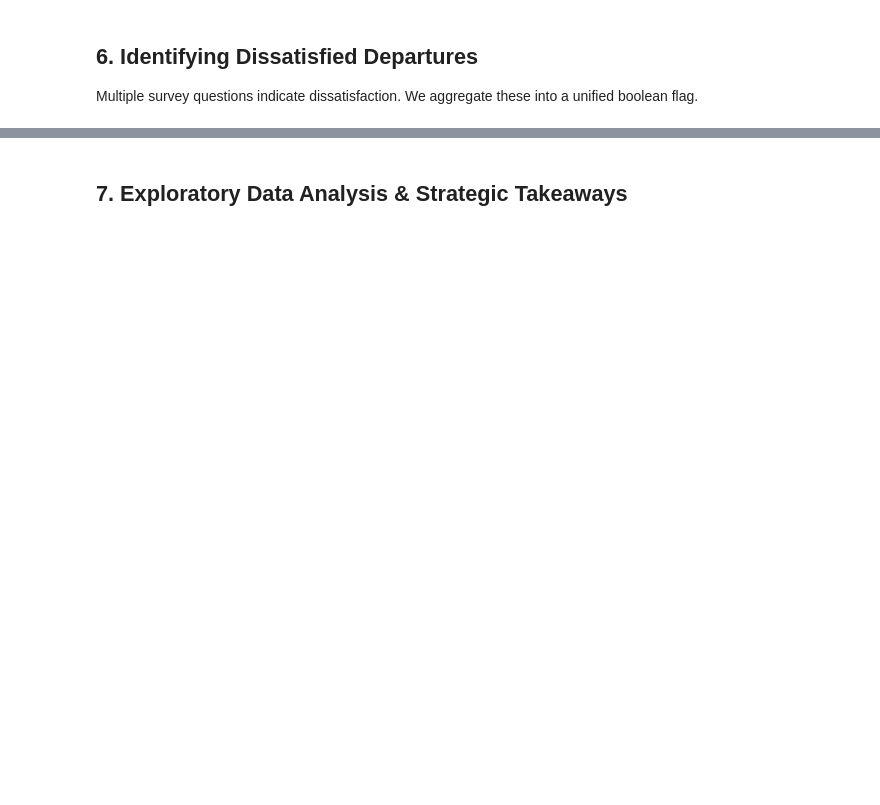
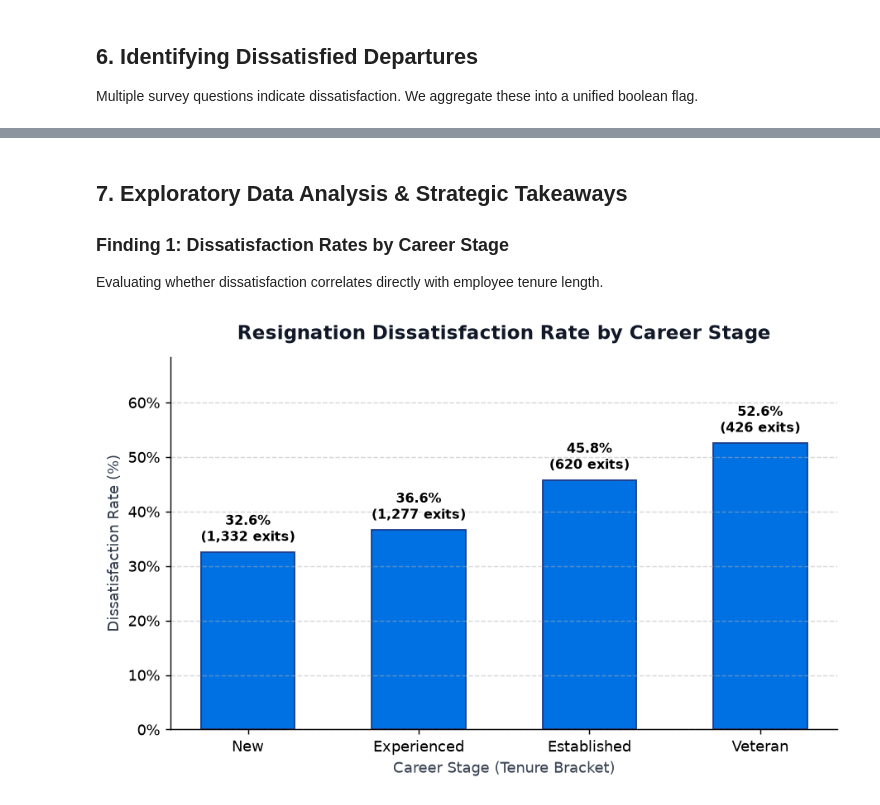
Before and after one commit to haydermuhib/03_employee_exit_surveys, a Jupyter notebook: notebooks/01_exit_survey_cleaning_and_eda.ipynb, the cells around one changed output, grey strips where cells are left out. Cells and saved outputs as stored; diff of their text form; code cells hidden in the pictures; blank space fills up the shorter version.

```diff
--- a/notebooks/01_exit_survey_cleaning_and_eda.ipynb
+++ b/notebooks/01_exit_survey_cleaning_and_eda.ipynb
@@ -174,26 +191,31 @@ print(f"Combined unified resignations: {len(combined):,} rows")
 # %% [markdown]
 ## 7. Exploratory Data Analysis & Strategic Takeaways
+
+### Finding 1: Dissatisfaction Rates by Career Stage
+Evaluating whether dissatisfaction correlates directly with employee tenure length.
 # %%
 # Calculate dissatisfaction percentage by career stage
 order = ['New', 'Experienced', 'Established', 'Veteran']
 dissat_by_stage = combined[combined['service_cat'] != 'Unspecified'].groupby('service_cat')['dissatisfied'].mean().reindex(order) * 100
-
-# Display summary table
-print("Dissatisfaction Rate by Career Stage (%):")
-print(dissat_by_stage.round(1))
+stage_counts = combined[combined['service_cat'] != 'Unspecified']['service_cat'].value_counts().reindex(order)
 
 # Plot Dissatisfaction Rate by Career Stage
 fig, ax = plt.subplots(figsize=(8, 4.5))
-bars = ax.bar(dissat_by_stage.index, dissat_by_stage.values, color='#0071E3', width=0.55)
-ax.set_title("Dissatisfied Resignations by Career Stage", fontsize=14, pad=12, fontweight='bold')
-ax.set_ylabel("Dissatisfaction Rate (%)", fontsize=11)
-ax.set_ylim(0, 70)
+bars = ax.bar(dissat_by_stage.index, dissat_by_stage.values, color='#0071E3', width=0.55, edgecolor='#1E3A8A', linewidth=1)
+ax.set_title("Resignation Dissatisfaction Rate by Career Stage", fontsize=13, pad=12, fontweight='bold', color='#111827')
+ax.set_ylabel("Dissatisfaction Rate (%)", fontsize=10, color='#374151')
+ax.set_xlabel("Career Stage (Tenure Bracket)", fontsize=10, color='#374151')
+ax.set_ylim(0, max(dissat_by_stage.max() * 1.3, 60))
+ax.yaxis.set_major_formatter(ticker.PercentFormatter())
 ax.spines['top'].set_visible(False)
 ax.spines['right'].set_visible(False)
+ax.grid(axis='y', linestyle='--', alpha=0.5)
 
-for bar in bars:
+for bar, count in zip(bars, stage_counts):
     yval = bar.get_height()
-    ax.text(bar.get_x() + bar.get_width()/2.0, yval + 1.5, f"{yval:.1f}%", ha='center', va='bottom', fontweight='bold')
+    ax.text(bar.get_x() + bar.get_width()/2.0, yval + 1.2, f"{yval:.1f}%\n({count:,} exits)", ha='center', va='bottom', fontsize=9, fontweight='600')
 
 plt.tight_layout()
 plt.show()
+# %% [output]
+[figure, added]
```
Also changed, not shown: parts of 14 cells of this notebook, 14 other files.
